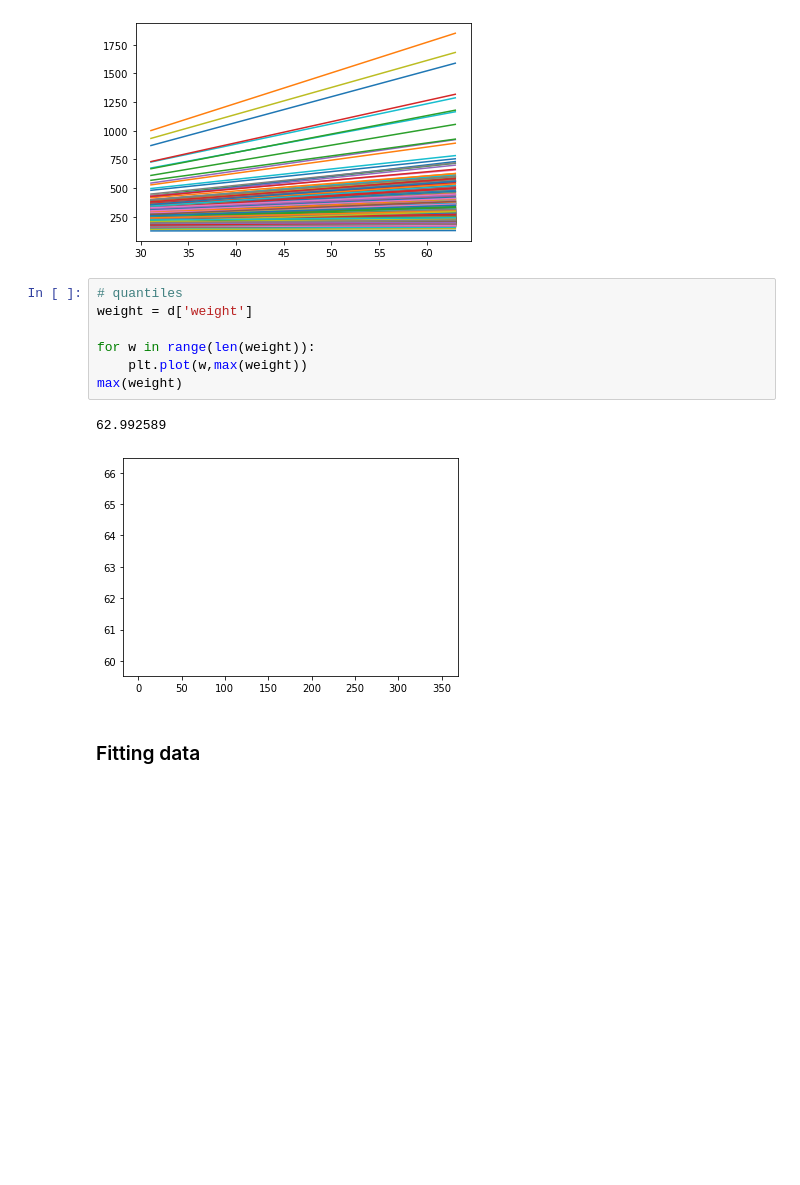
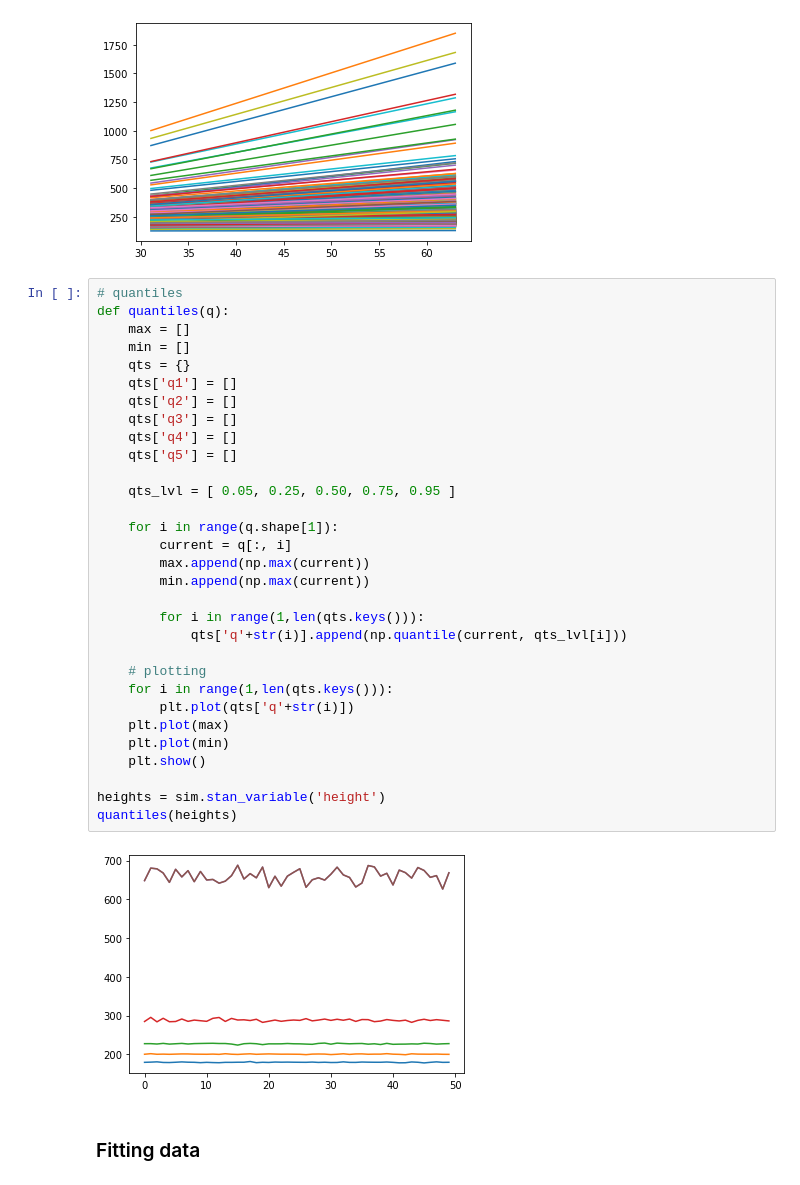
Before and after one commit to awitczak/DataAnalytics, a Jupyter notebook: Lab04/lab4.ipynb, the cells around one changed output. Drawn from its saved outputs; the diff is of its cells as text; blank space fills up the shorter version.

```diff
--- a/Lab04/lab4.ipynb
+++ b/Lab04/lab4.ipynb
@@ -265,16 +265,39 @@ print('min: ', np.min(sim.stan_variable('height')))
 max:  687.808
 min:  -150.306
 [figure]
-# %%
-# quantiles
-weight = d['weight']
-
-for w in range(len(weight)):
-    plt.plot(w,max(weight))
-max(weight)
-# %% [output]
-62.992589
-[figure, removed]
+# %%
+# quantiles
+def quantiles(q):
+    max = []
+    min = []
+    qts = {}
+    qts['q1'] = []
+    qts['q2'] = []
+    qts['q3'] = []
+    qts['q4'] = []
+    qts['q5'] = []
+
+    qts_lvl = [ 0.05, 0.25, 0.50, 0.75, 0.95 ]
+
+    for i in range(q.shape[1]):
+        current = q[:, i]
+        max.append(np.max(current))
+        min.append(np.max(current))
+
+        for i in range(1,len(qts.keys())):
+            qts['q'+str(i)].append(np.quantile(current, qts_lvl[i]))
+
+    # plotting
+    for i in range(1,len(qts.keys())):
+        plt.plot(qts['q'+str(i)])
+    plt.plot(max)
+    plt.plot(min)
+    plt.show()
+
+heights = sim.stan_variable('height')
+quantiles(heights)
+# %% [output]
+[figure, added]
 # %% [markdown]
 ### Fitting data
 # %%
```
Also changed, not shown: parts of 5 cells of this notebook.
